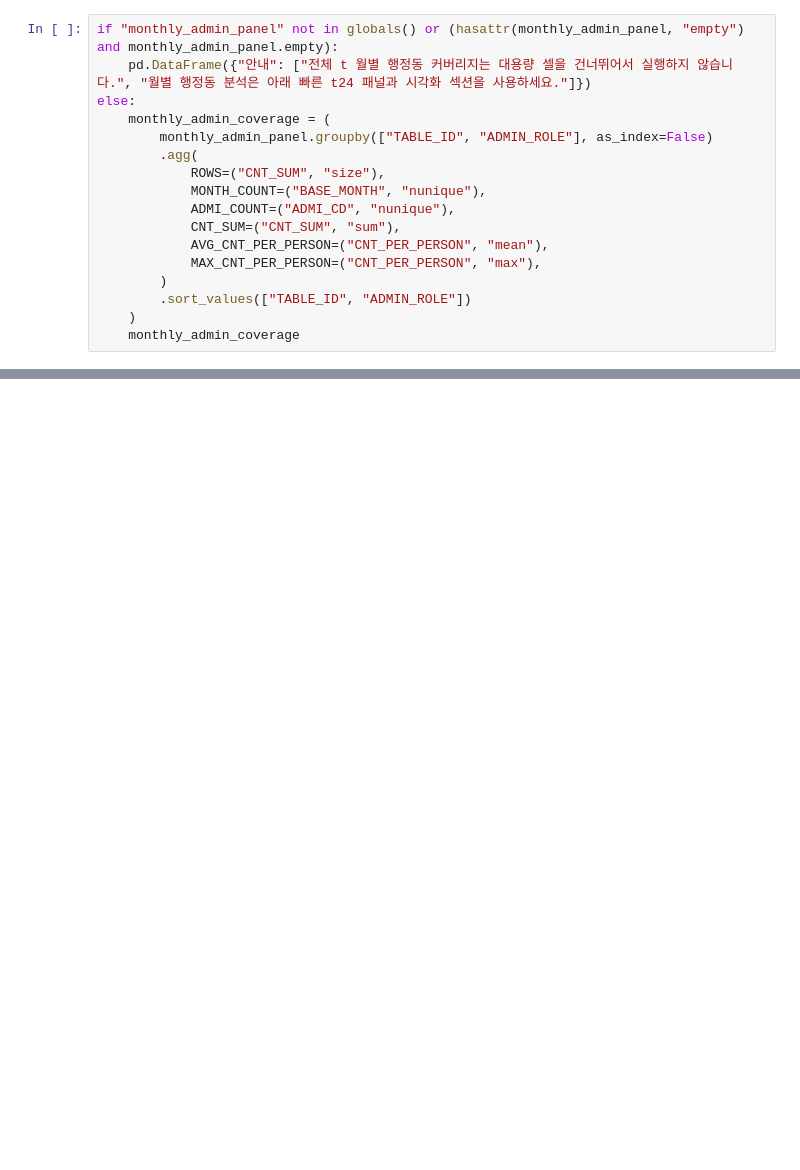
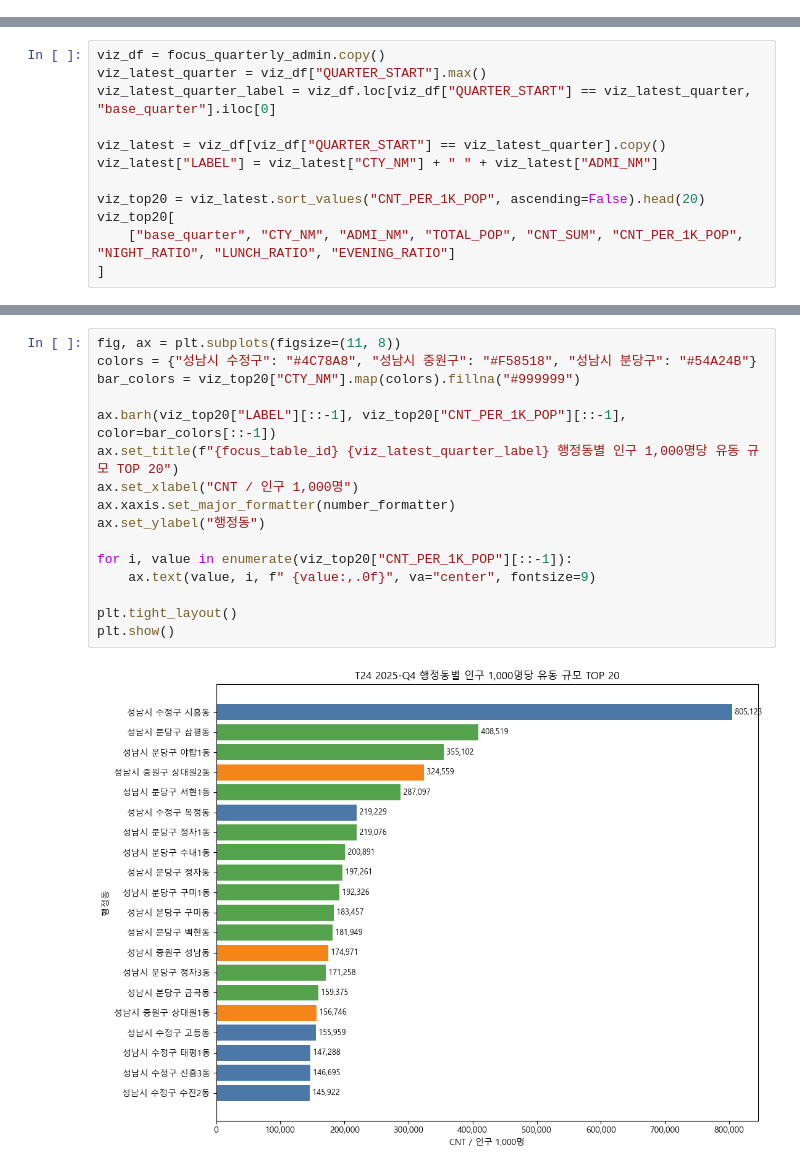
Before and after one commit to bulsajo1/final_project, a Jupyter notebook: Jiryun/my_eda.ipynb, the cells around one changed output, grey strips where cells are left out. Saved outputs shown, nothing was run; the diff lists cells and outputs as text; blank space fills up the shorter version.

```diff
--- a/Jiryun/my_eda.ipynb
+++ b/Jiryun/my_eda.ipynb
@@ -1482,17 +0,0 @@ else:
-# %%
-if "monthly_admin_panel" not in globals() or (hasattr(monthly_admin_panel, "empty") and monthly_admin_panel.empty):
-    pd.DataFrame({"안내": ["전체 t 월별 행정동 커버리지는 대용량 셀을 건너뛰어서 실행하지 않습니다.", "월별 행정동 분석은 아래 빠른 t24 패널과 시각화 섹션을 사용하세요."]})
-else:
-    monthly_admin_coverage = (
-        monthly_admin_panel.groupby(["TABLE_ID", "ADMIN_ROLE"], as_index=False)
-        .agg(
-            ROWS=("CNT_SUM", "size"),
-            MONTH_COUNT=("BASE_MONTH", "nunique"),
-            ADMI_COUNT=("ADMI_CD", "nunique"),
-            CNT_SUM=("CNT_SUM", "sum"),
-            AVG_CNT_PER_PERSON=("CNT_PER_PERSON", "mean"),
-            MAX_CNT_PER_PERSON=("CNT_PER_PERSON", "max"),
-        )
-        .sort_values(["TABLE_ID", "ADMIN_ROLE"])
-    )
-    monthly_admin_coverage
@@ -2199,0 +507,12 @@ pd.DataFrame(modeling_candidate_plan)
+# %%
+viz_df = focus_quarterly_admin.copy()
+viz_latest_quarter = viz_df["QUARTER_START"].max()
+viz_latest_quarter_label = viz_df.loc[viz_df["QUARTER_START"] == viz_latest_quarter, "base_quarter"].iloc[0]
+
+viz_latest = viz_df[viz_df["QUARTER_START"] == viz_latest_quarter].copy()
+viz_latest["LABEL"] = viz_latest["CTY_NM"] + " " + viz_latest["ADMI_NM"]
+
+viz_top20 = viz_latest.sort_values("CNT_PER_1K_POP", ascending=False).head(20)
+viz_top20[
+    ["base_quarter", "CTY_NM", "ADMI_NM", "TOTAL_POP", "CNT_SUM", "CNT_PER_1K_POP", "NIGHT_RATIO", "LUNCH_RATIO", "EVENING_RATIO"]
+]
@@ -2199,0 +537,18 @@ pd.DataFrame(modeling_candidate_plan)
+# %%
+fig, ax = plt.subplots(figsize=(11, 8))
+colors = {"성남시 수정구": "#4C78A8", "성남시 중원구": "#F58518", "성남시 분당구": "#54A24B"}
+bar_colors = viz_top20["CTY_NM"].map(colors).fillna("#999999")
+
+ax.barh(viz_top20["LABEL"][::-1], viz_top20["CNT_PER_1K_POP"][::-1], color=bar_colors[::-1])
+ax.set_title(f"{focus_table_id} {viz_latest_quarter_label} 행정동별 인구 1,000명당 유동 규모 TOP 20")
+ax.set_xlabel("CNT / 인구 1,000명")
+ax.xaxis.set_major_formatter(number_formatter)
+ax.set_ylabel("행정동")
+
+for i, value in enumerate(viz_top20["CNT_PER_1K_POP"][::-1]):
+    ax.text(value, i, f" {value:,.0f}", va="center", fontsize=9)
+
+plt.tight_layout()
+plt.show()
+# %% [output]
+[figure, added]
```
Also changed, not shown: parts of 223 cells of this notebook, 5 other files.
